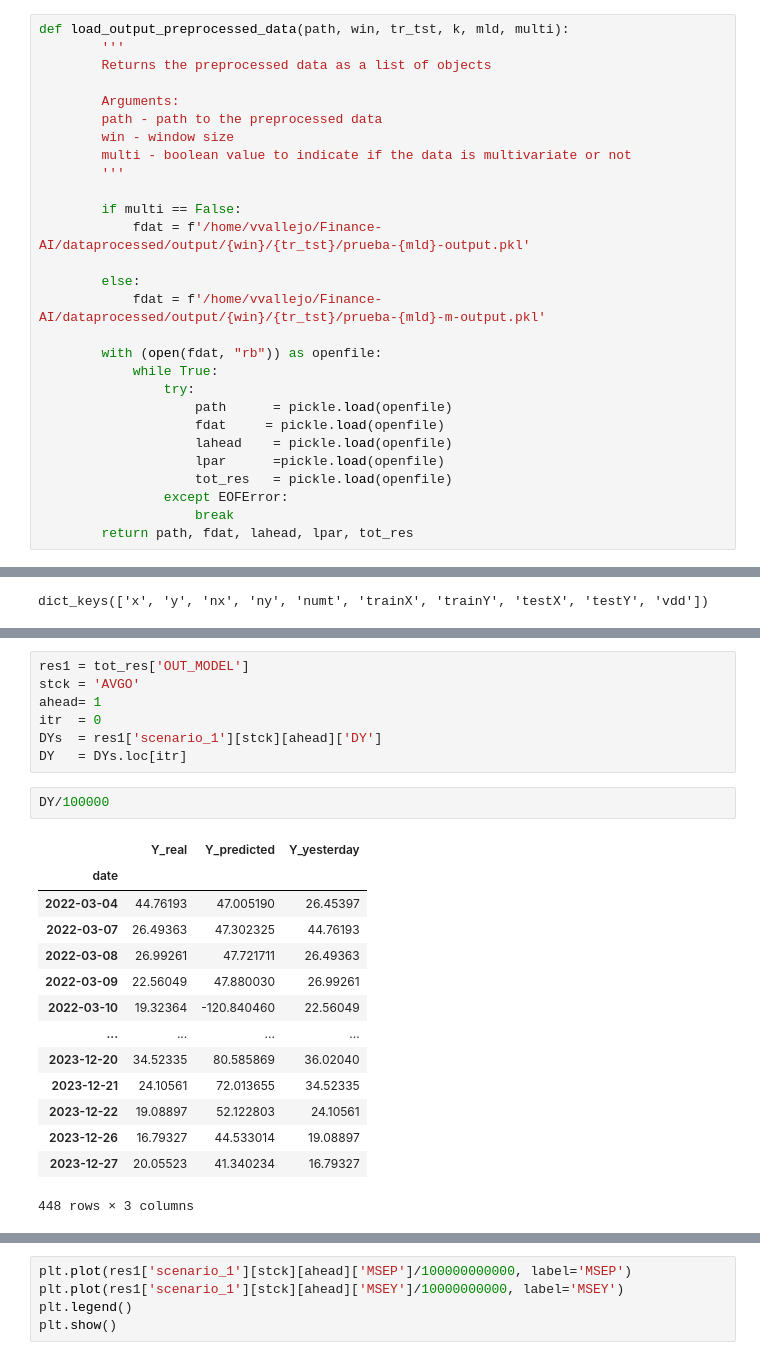
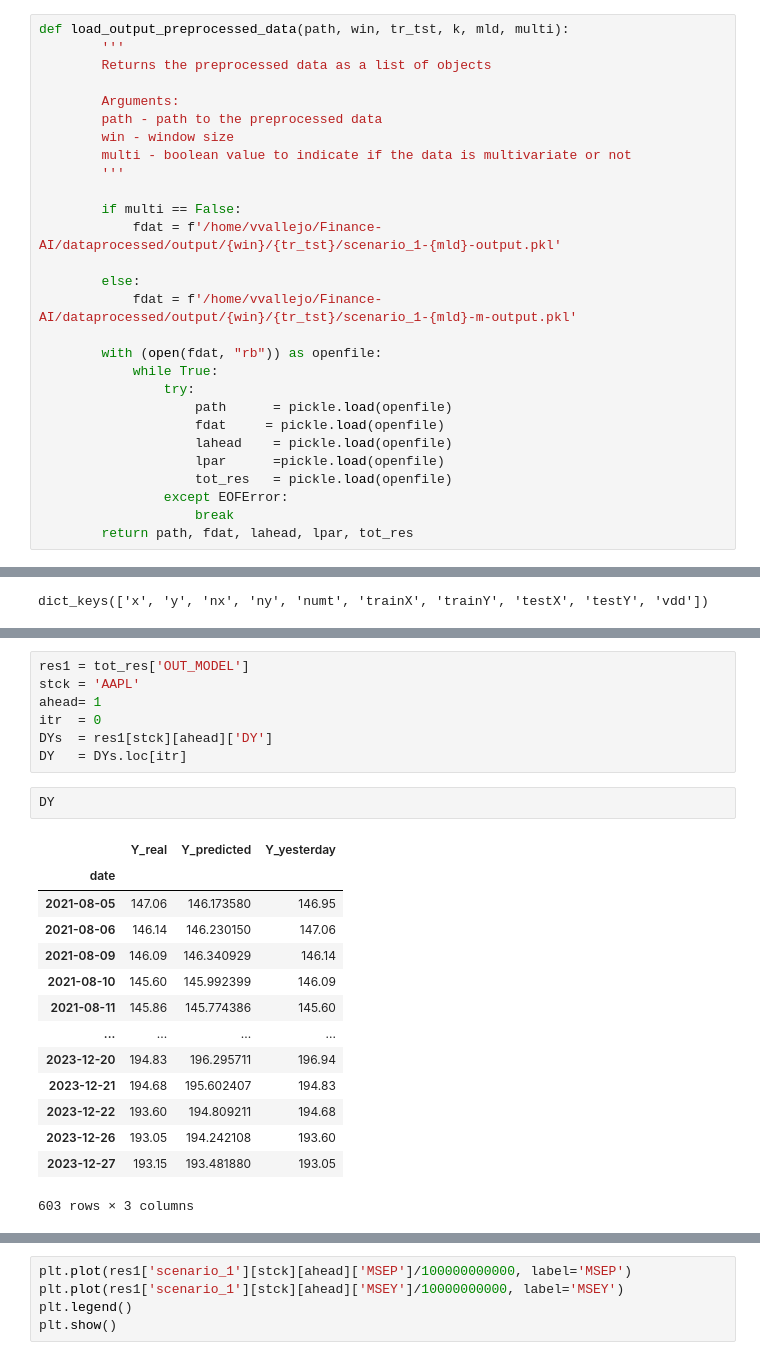
Before and after one commit to jordieres/Finance-AI, a Jupyter notebook: src/modeltransformer/VisualizationTransformer.ipynb, the cells around one changed output, grey strips where cells are left out. Cells and saved outputs as stored; diff of their text form.

```diff
--- a/src/modeltransformer/VisualizationTransformer.ipynb
+++ b/src/modeltransformer/VisualizationTransformer.ipynb
@@ -38,10 +38,10 @@ def load_output_preprocessed_data(path, win, tr_tst, k, mld, multi):
         '''
 
         if multi == False:
-            fdat = f'/home/vvallejo/Finance-AI/dataprocessed/output/{win}/{tr_tst}/prueba-{mld}-output.pkl'
+            fdat = f'/home/vvallejo/Finance-AI/dataprocessed/output/{win}/{tr_tst}/scenario_1-{mld}-output.pkl'
 
         else:
-            fdat = f'/home/vvallejo/Finance-AI/dataprocessed/output/{win}/{tr_tst}/prueba-{mld}-m-output.pkl'
+            fdat = f'/home/vvallejo/Finance-AI/dataprocessed/output/{win}/{tr_tst}/scenario_1-{mld}-m-output.pkl'
 
         with (open(fdat, "rb")) as openfile:
             while True:
@@ -85,25 +81,25 @@ dict_keys(['AAPL', 'ADBE', 'AMZN', 'AVGO', 'CMCSA'])
 # %%
 res1 = tot_res['OUT_MODEL']
-stck = 'AVGO'
+stck = 'AAPL'
 ahead= 1
 itr  = 0
-DYs  = res1['scenario_1'][stck][ahead]['DY']
+DYs  = res1[stck][ahead]['DY']
 DY   = DYs.loc[itr]
 # %%
-DY/100000
+DY
 # %% [output]
 |  | Y_real | Y_predicted | Y_yesterday |
 | date |  |  |  |
-| 2022-03-04 | 44.76193 | 47.005190 | 26.45397 |
-| 2022-03-07 | 26.49363 | 47.302325 | 44.76193 |
-| 2022-03-08 | 26.99261 | 47.721711 | 26.49363 |
-| 2022-03-09 | 22.56049 | 47.880030 | 26.99261 |
-| 2022-03-10 | 19.32364 | -120.840460 | 22.56049 |
+| 2021-08-05 | 147.06 | 146.173580 | 146.95 |
+| 2021-08-06 | 146.14 | 146.230150 | 147.06 |
+| 2021-08-09 | 146.09 | 146.340929 | 146.14 |
+| 2021-08-10 | 145.60 | 145.992399 | 146.09 |
+| 2021-08-11 | 145.86 | 145.774386 | 145.60 |
 | ... | ... | ... | ... |
-| 2023-12-20 | 34.52335 | 80.585869 | 36.02040 |
-| 2023-12-21 | 24.10561 | 72.013655 | 34.52335 |
-| 2023-12-22 | 19.08897 | 52.122803 | 24.10561 |
-| 2023-12-26 | 16.79327 | 44.533014 | 19.08897 |
-| 2023-12-27 | 20.05523 | 41.340234 | 16.79327 |
+| 2023-12-20 | 194.83 | 196.295711 | 196.94 |
+| 2023-12-21 | 194.68 | 195.602407 | 194.83 |
+| 2023-12-22 | 193.60 | 194.809211 | 194.68 |
+| 2023-12-26 | 193.05 | 194.242108 | 193.60 |
+| 2023-12-27 | 193.15 | 193.481880 | 193.05 |
-448 rows × 3 columns
+603 rows × 3 columns
 # %%
```
Also changed, not shown: parts of 8 cells of this notebook, 8 other files.
